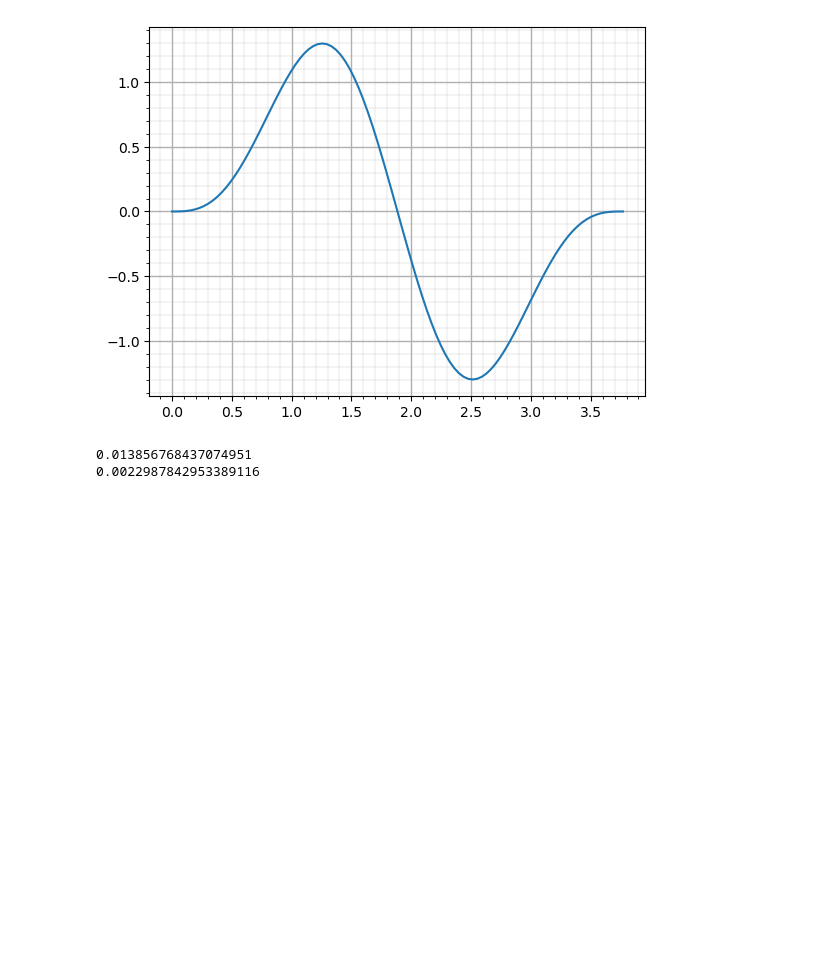
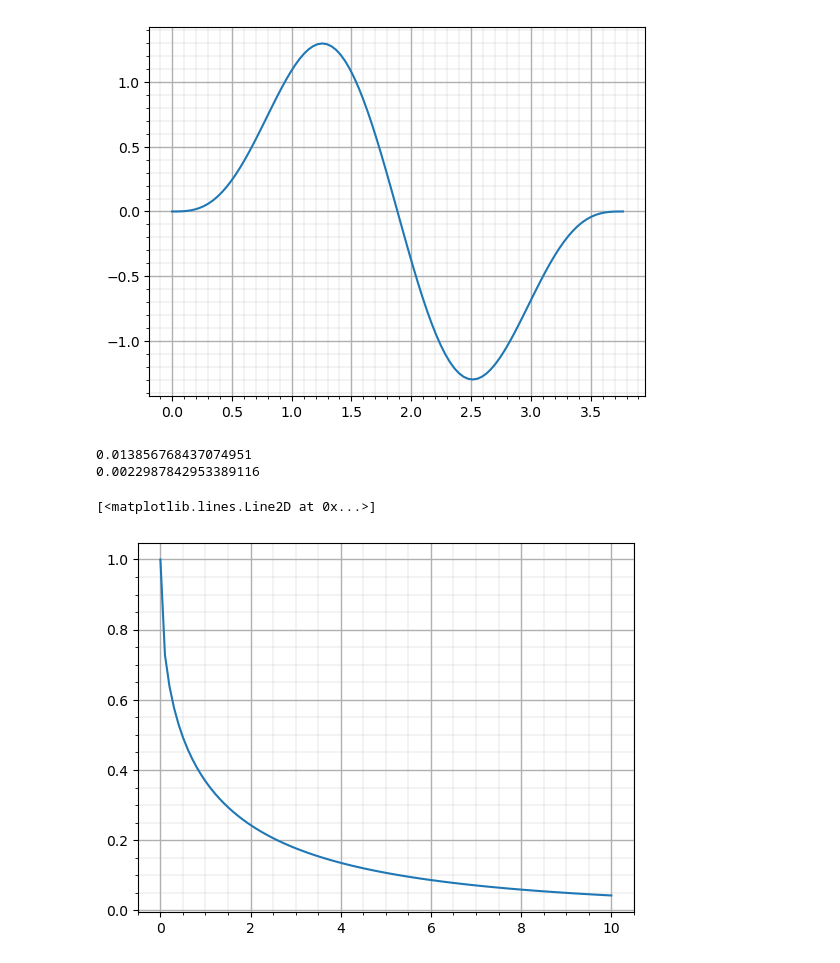
Before and after one commit to execbat/mujoco_inverted_pendulum_project, a Jupyter notebook: functions_calc.ipynb, the cells around one changed output. Saved outputs shown, nothing was run; the diff lists cells and outputs as text; code cells hidden in the pictures; blank space fills up the shorter version.

```diff
--- a/functions_calc.ipynb
+++ b/functions_calc.ipynb
@@ -214,3 +58,14 @@ print(accel)
 # %% [output]
 0.013856768437074951
 0.0022987842953389116
+# %%
+dist = np.linspace(0, 10, 100)
+y = np.exp(-np.sqrt(abs(dist)))
+
+plt.grid(which = "major", linewidth = 1)
+plt.grid(which = "minor", linewidth = 0.2)
+plt.minorticks_on()
+plt.plot(dist,y)
+# %% [output]
+[<matplotlib.lines.Line2D at 0x...>]
+[figure, added]
```
Also changed, not shown: parts of 6 cells of this notebook, 3 other files.
